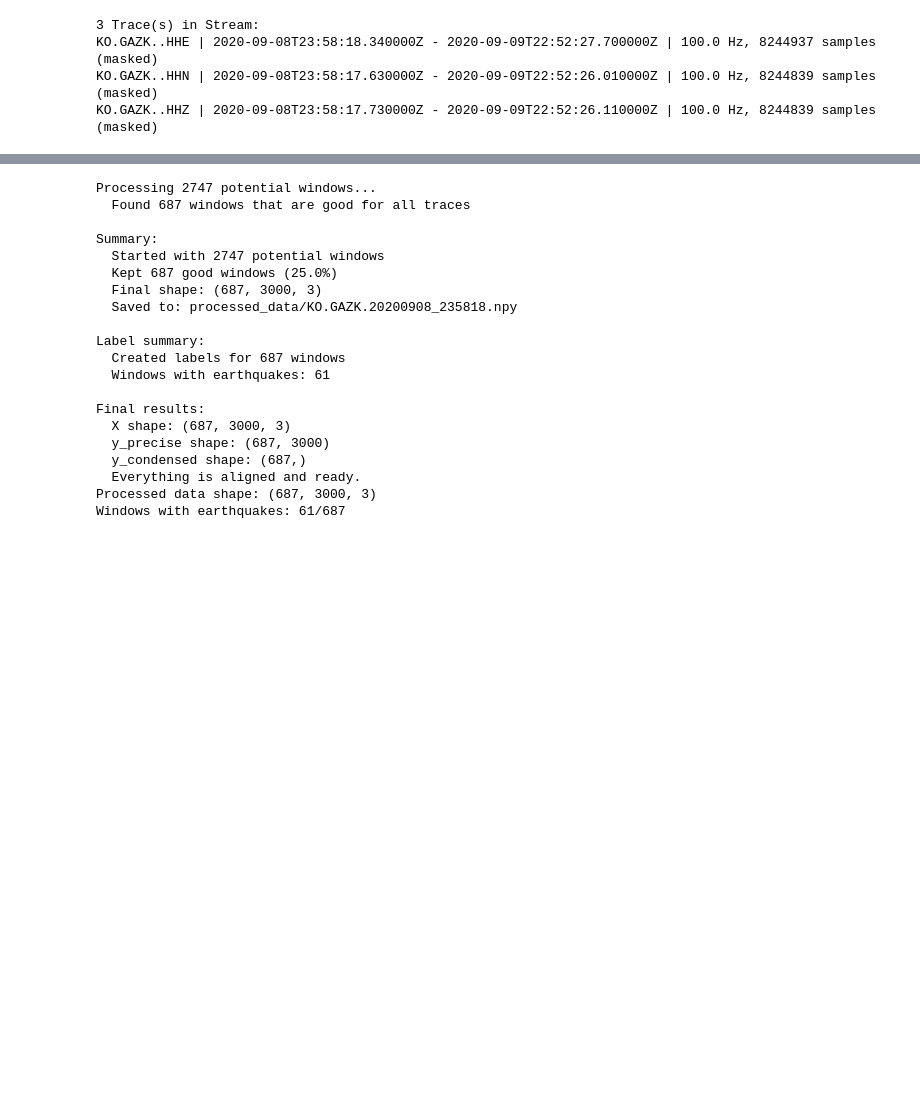
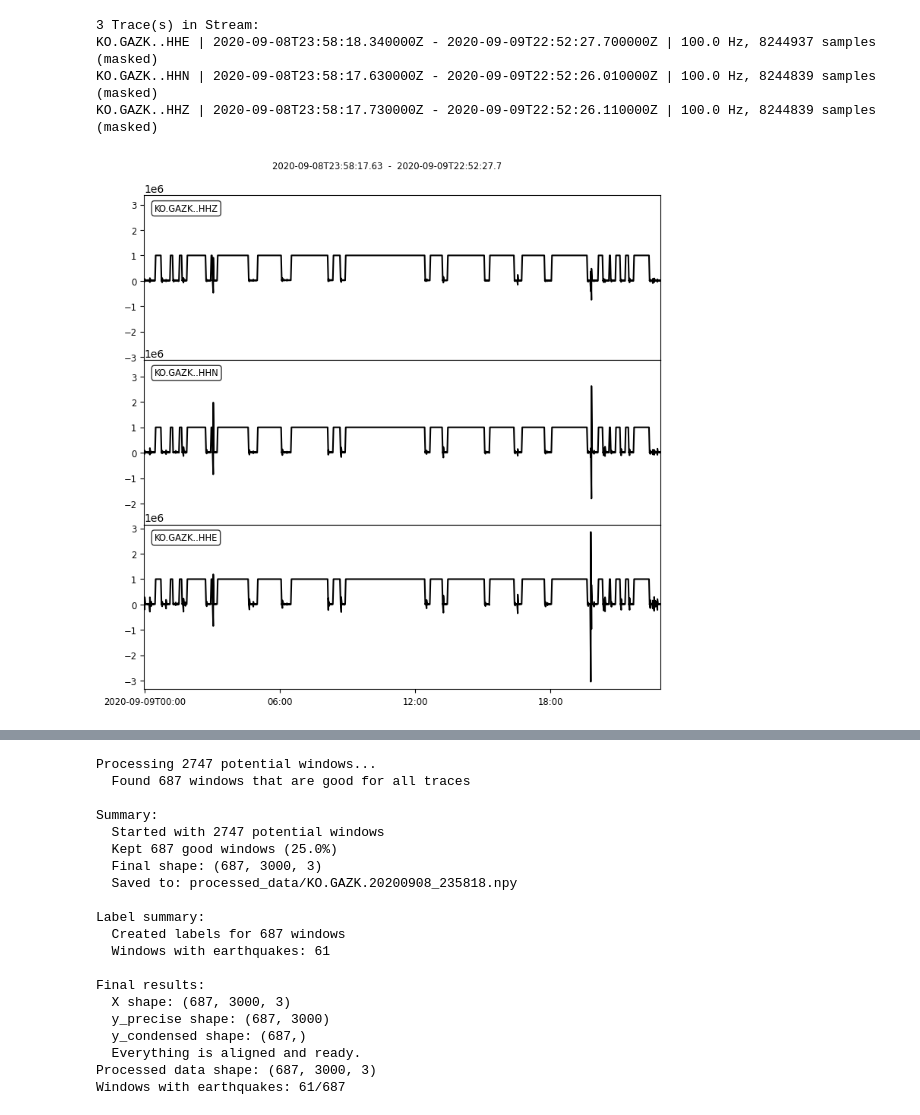
Before and after one commit to egead/rawcovar, a Jupyter notebook: catalog_implementation/X and y Data Creation.ipynb, the cells around one changed output, grey strips where cells are left out. Drawn from its saved outputs; the diff is of its cells as text; code cells hidden in the pictures; blank space fills up the shorter version.

```diff
--- a/catalog_implementation/X and y Data Creation.ipynb
+++ b/catalog_implementation/X and y Data Creation.ipynb
@@ -21,3 +22,7 @@ stream.merge()
 KO.GAZK..HHE | 2020-09-08T23:58:18.340000Z - 2020-09-09T22:52:27.700000Z | 100.0 Hz, 8244937 samples (masked)
 KO.GAZK..HHN | 2020-09-08T23:58:17.630000Z - 2020-09-09T22:52:26.010000Z | 100.0 Hz, 8244839 samples (masked)
 KO.GAZK..HHZ | 2020-09-08T23:58:17.730000Z - 2020-09-09T22:52:26.110000Z | 100.0 Hz, 8244839 samples (masked)
+# %%
+stream.plot();
+# %% [output]
+[figure, added]
```
Also changed, not shown: parts of 12 cells of this notebook, 24 other files.
